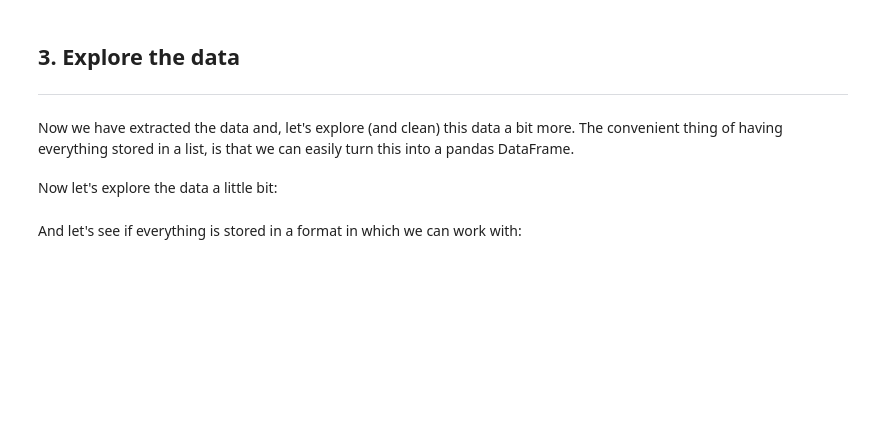
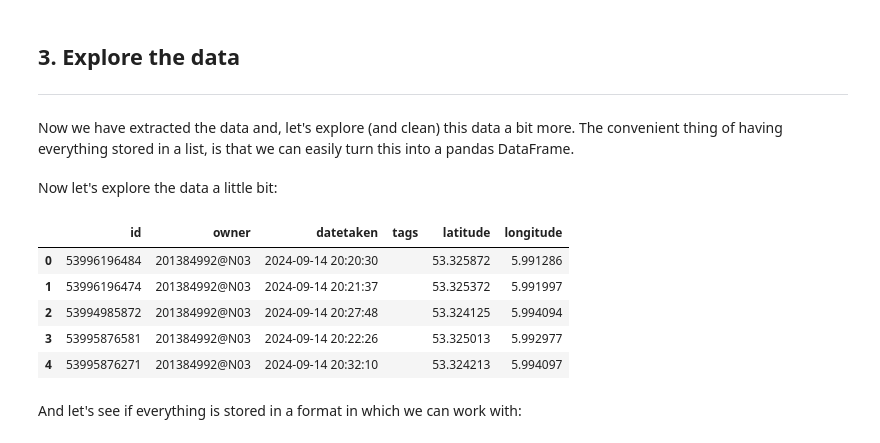
Before and after one commit to VU-IVM/UNIGIS_ProgrammingGIS, a Jupyter notebook: _sources/TAA3/tutorial.ipynb, the cells around one changed output. Cells and saved outputs as stored; diff of their text form; code cells hidden in the pictures; blank space fills up the shorter version.

```diff
--- a/_sources/TAA3/tutorial.ipynb
+++ b/_sources/TAA3/tutorial.ipynb
@@ -78,8 +152,8 @@ Now, the next step is to access the API. You can now login on the website of [Fl
 
 Now click on `APPLY FOR A NON-COMMERCIAL KEY` and just fill in some information about the course. The name of the App can be something random and related to our big data course, and you just need to fill in two lines of text to describe what you want to do. As soon as you click `SUBMIT`, you will see a generated **api_key** and an **api_secret**. Fill those in below.
 # %%
-api_key = ''
-api_secret=''
+api_key = '94fe0ff587a39958ab88f485ae5e4877'
+api_secret='1d2d87adaa43d438'
 
 flickr = flickrapi.FlickrAPI(api_key, api_secret, cache=True)
 # %% [markdown]
@@ -141,7 +220,14 @@ df.to_csv('Ameland_Flickr.csv')
 # %% [markdown]
 Now let's explore the data a little bit:
 # %%
-df.head(XXX)
+df.head(5)
+# %% [output]
+|  | id | owner | datetaken | tags | latitude | longitude |
+| 0 | 53996196484 | 201384992@N03 | 2024-09-14 20:20:30 |  | 53.325872 | 5.991286 |
+| 1 | 53996196474 | 201384992@N03 | 2024-09-14 20:21:37 |  | 53.325372 | 5.991997 |
+| 2 | 53994985872 | 201384992@N03 | 2024-09-14 20:27:48 |  | 53.324125 | 5.994094 |
+| 3 | 53995876581 | 201384992@N03 | 2024-09-14 20:22:26 |  | 53.325013 | 5.992977 |
+| 4 | 53995876271 | 201384992@N03 | 2024-09-14 20:32:10 |  | 53.324213 | 5.994097 |
 # %% [markdown]
 And let's see if everything is stored in a format in which we can work with:
 # %%
```
Also changed, not shown: parts of 20 cells of this notebook, 11 other files.
